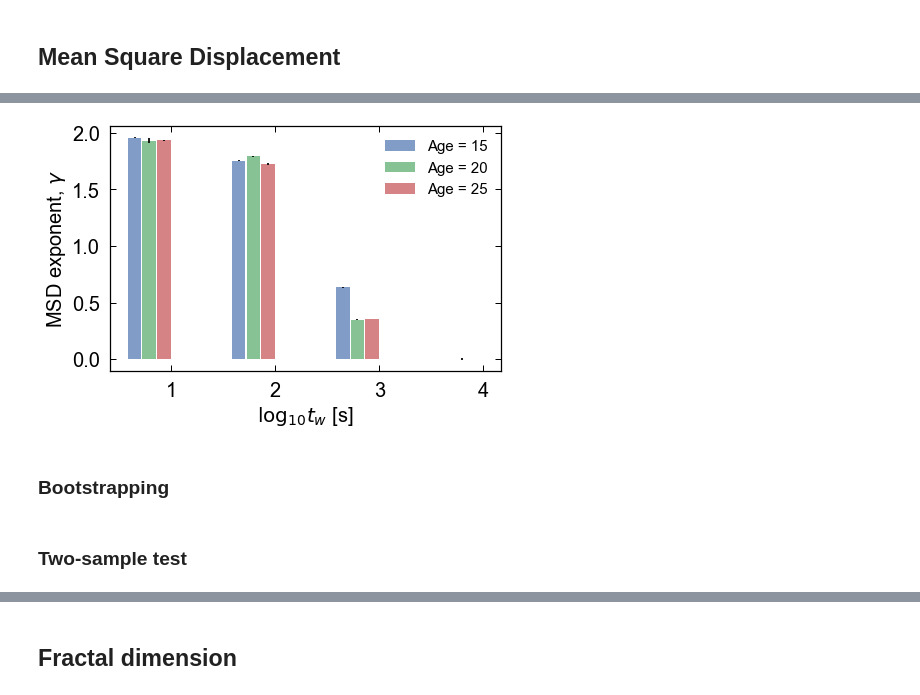
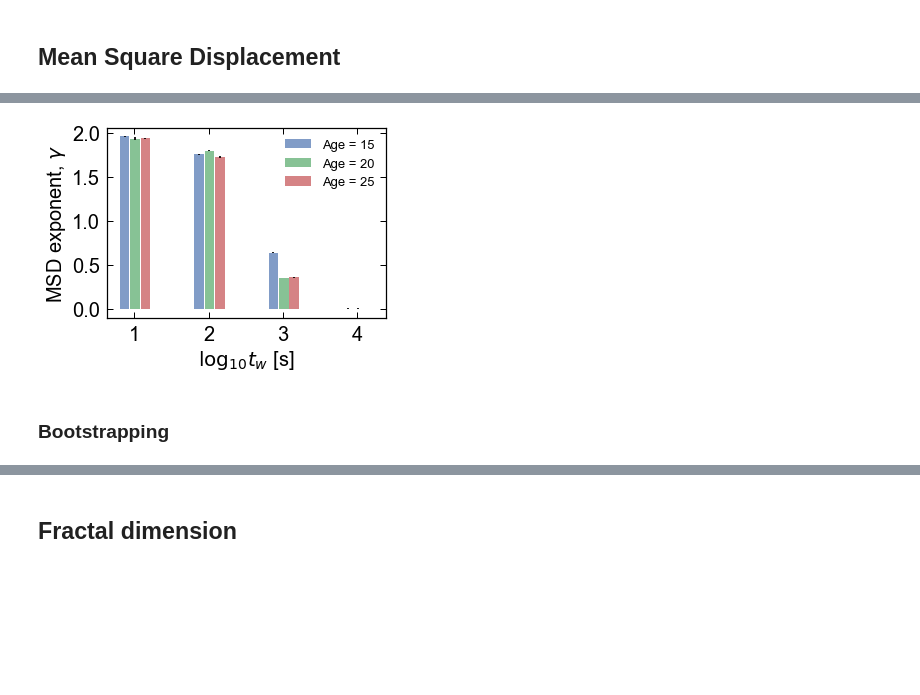
Before and after one commit to lgaalves/CelegansMotility, a Jupyter notebook: python/data_analysis.ipynb, the cells around one changed output, grey strips where cells are left out. Saved outputs shown, nothing was run; the diff lists cells and outputs as text; code cells hidden in the pictures; blank space fills up the shorter version.

```diff
--- a/python/data_analysis.ipynb
+++ b/python/data_analysis.ipynb
@@ -1128,31 +929,3 @@ KstestResult(statistic=0.74986805093275066, pvalue=0.0)
 KstestResult(statistic=0.74064583024326458, pvalue=0.0)
 KstestResult(statistic=0.74597427756171519, pvalue=0.0)
 KstestResult(statistic=0.76124648631152902, pvalue=0.0)
-# %%
-indexes=[]
-new_p_age=[]
-for j in range(0,6):
-    for i in range(0,6):
-        s1=[x for x in age_list_slope[j] if str(x) != 'nan']
-        s2=[x for x in age_list_slope[i] if str(x) != 'nan']
-        tstat, pvalue=stats.ttest_ind(s1,s2, equal_var = False)
-        tstat, pvalue=stats.mannwhitneyu(s1,s2)
-
-        if i <j:
-            new_p_age.append(pvalue)
-            indexes.append((i, j))
-
-
-a, corrected_p, c, d = smm.multipletests(new_p_age, method='b')
-
-p_array = np.ones((6, 6))
-for (i, j), pv in zip(indexes, corrected_p):
-    p_array[i, j] = p_array[j, i] =  round(pv, ndigits=3)
-
-ak=[1,2,3,4,5,6]
-p = pd.DataFrame(p_array, index=ak, columns=ak)
-
-p = p.loc[:6, :6]
-
-matrix_plot_age(p)
-# plt.savefig('../results/fractal_paper/manuscript/dfa/matrix_'+str("speed")+'.pdf', bbox_inches='tight')
@@ -1183,8 +941,0 @@ var_df.head()
-# %%
-fig, ax = plt.subplots(figsize=(5,3.5))
-ax = plt.subplot(111, xlabel="Time, $t$ [s]",
-         ylabel="$\sigma^2(t)$ [mm$^2$]")
-
-ax.loglog(np.arange(0,len(df_y))/5,variance, ".r",markersize=15)
-
-increase_font(ax,fontsize=18)
@@ -1247,11 +997,11 @@ for i in [15,20,25]:
 # %%
-fig, ax = plt.subplots(figsize=(7,4.5))
+fig, ax = plt.subplots(figsize=(5,3.5))
 ax = plt.subplot(111, xlabel="$\log_{10} t_w$ [s]",
          ylabel="MSD exponent, $\gamma$")
 
 ind = np.arange(4)  # the x locations for the groups
 width = 0.13# the width of the bars
-ax.set_xticks(ind + 3*(width+0.03))
+ax.set_xticks(ind + 2*(width))
 step=0
 for i in [15,20,25]:
 
@@ -1267,37 +1017,36 @@ for i in [15,20,25]:
         df2=df[df.time<w].copy()
         if w==0:
             df2=df2
         else:
             df2=df2[df2.time>w-1]
 
         y=df2[str(i)].tolist()
         x=df2["time"].tolist()
 
         param_bounds=([0,-np.inf],[2,np.inf])
         popt, pcov = optimize.curve_fit(line, x, y,bounds=param_bounds)
         result.append([w+i/10,popt[0]])
         experror.append(np.sqrt(np.diag(pcov))[0])
 
 
     yerr=np.asarray(experror)
     exp_means=[result[k][1] for k in range(0,4)]
 
 
     ax.bar(ind + width+step, exp_means, width, yerr=yerr,alpha=0.7,label="Age = "+str(i))
     step=step+ width+0.01
 
 
 
-
 ax.set_xticklabels(('1', '2', '3','4'))
 locy = plticker.MultipleLocator(base=0.5) # this locator puts ticks at regular intervals
 ax.yaxis.set_major_locator(locy)
 
-ax.legend(fontsize=15)
+ax.legend(fontsize=13)
 increase_font(ax,fontsize=20)
-plt.savefig("../results/msd_temp_fit.pdf",bbox_inches='tight')
+plt.savefig("../figures/msd_temp_fit.pdf",bbox_inches='tight')
 # %% [output]
-[figure, old version]
+[figure, new version]
 # %% [markdown]
 ### Bootstrapping
 # %%
@@ -1319,2 +1068,0 @@ for t in [15,20,25]:
-# %% [markdown]
-### Two-sample test
```
Also changed, not shown: parts of 92 cells of this notebook, 1 other file.
